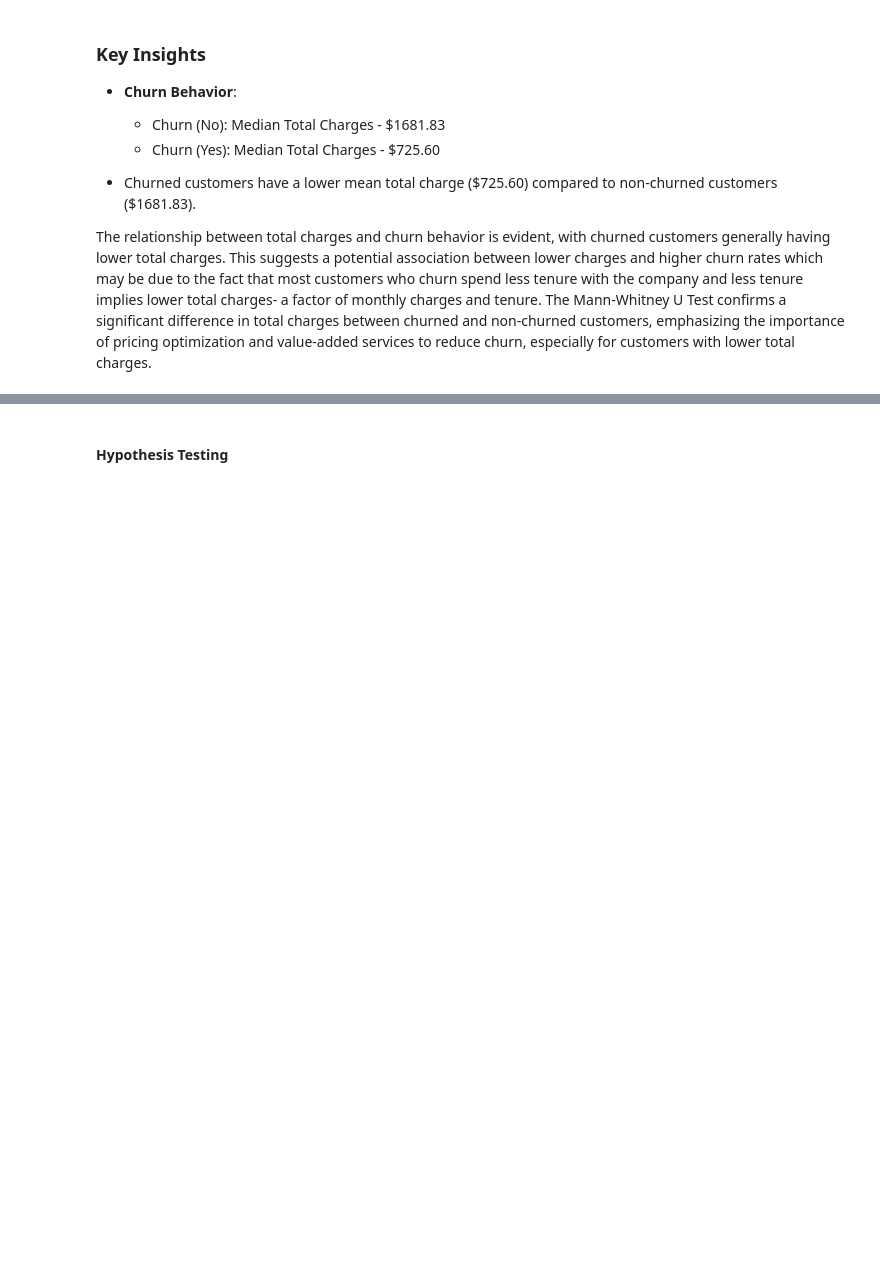
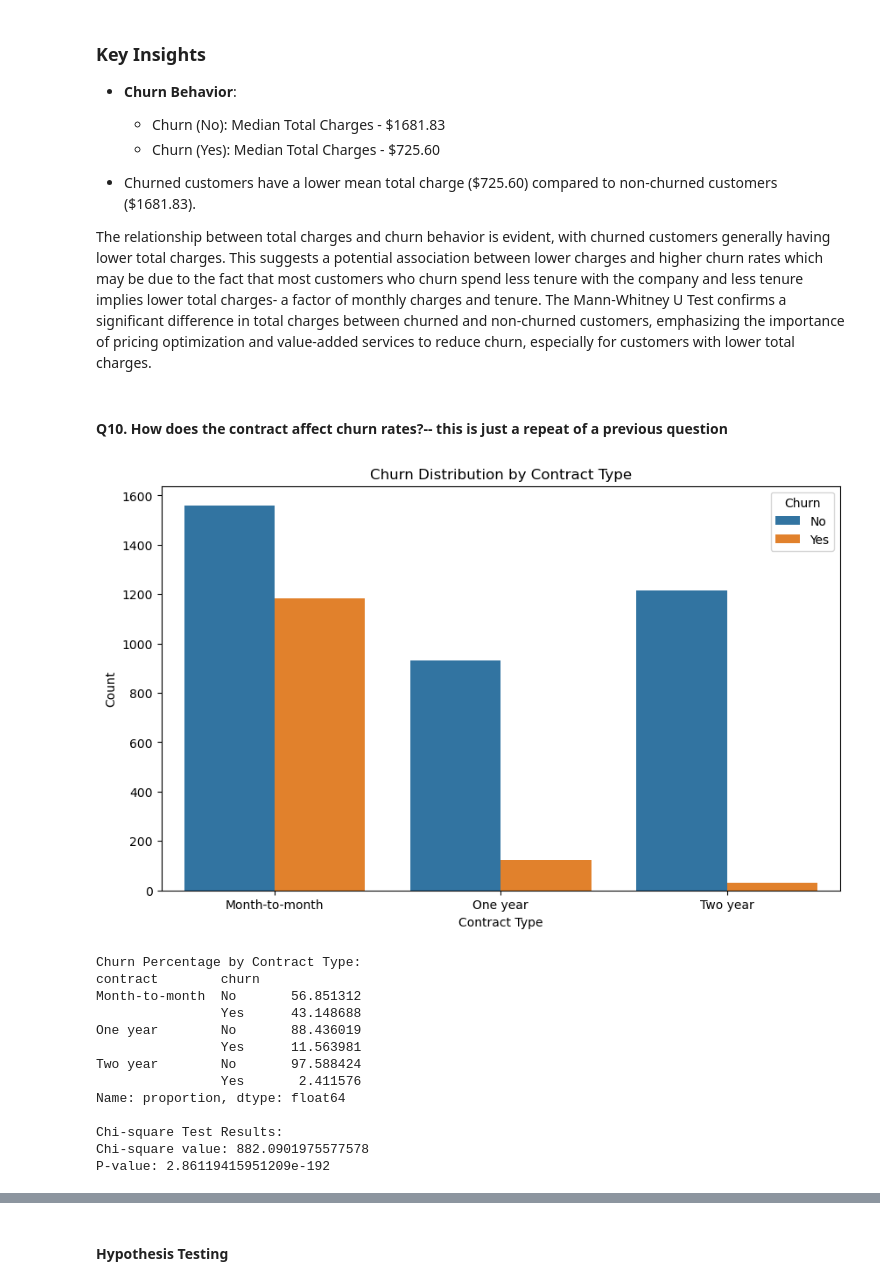
Before and after one commit to MumoMutiso/LP2-Curium-, a Jupyter notebook: notebook 1.ipynb, the cells around one changed output, grey strips where cells are left out. Saved outputs shown, nothing was run; the diff lists cells and outputs as text; code cells hidden in the pictures; blank space fills up the shorter version.

Commit message:
Add business question 10- A repeat question. another view

```diff
--- a/notebook 1.ipynb
+++ b/notebook 1.ipynb
@@ -983,3 +983,40 @@ P-value: 8.311395765914006e-58
 - Churned customers have a lower mean total charge (\$725.60) compared to non-churned customers (\$1681.83).
 
 The relationship between total charges and churn behavior is evident, with churned customers generally having lower total charges. This suggests a potential association between lower charges and higher churn rates which may be due to the fact that most customers who churn spend less tenure with the company and less tenure implies lower total charges- a factor of monthly charges and tenure. The Mann-Whitney U Test confirms a significant difference in total charges between churned and non-churned customers, emphasizing the importance of pricing optimization and value-added services to reduce churn, especially for customers with lower total charges.
+# %% [markdown]
+#### Q10. How does the contract affect churn rates?-- this is just a repeat of a previous question
+# %%
+# Create a count plot of churn behavior by contract type
+plt.figure(figsize=(10, 6))
+sns.countplot(data=train_df, x='contract', hue='churn')
+plt.title('Churn Distribution by Contract Type')
+plt.xlabel('Contract Type')
+plt.ylabel('Count')
+plt.legend(title='Churn', loc='upper right')
+plt.show()
+
+# Calculate the percentage of churned customers for each contract type
+contract_churn_percentages = train_df.groupby('contract')['churn'].value_counts(normalize=True) * 100
+print("Churn Percentage by Contract Type:")
+print(contract_churn_percentages)
+
+# Perform chi-square test of independence
+chi2, p_value, _, _ = chi2_contingency(pd.crosstab(train_df['contract'], train_df['churn']))
+print("\nChi-square Test Results:")
+print("Chi-square value:", chi2)
+print("P-value:", p_value)
+# %% [output]
+[figure, added]
+Churn Percentage by Contract Type:
+contract        churn
+Month-to-month  No       56.851312
+                Yes      43.148688
+One year        No       88.436019
+                Yes      11.563981
+Two year        No       97.588424
+                Yes       2.411576
+Name: proportion, dtype: float64
+
+Chi-square Test Results:
+Chi-square value: 882.0901975577578
+P-value: 2.86119415951209e-192
```
Also changed, not shown: parts of 2 cells of this notebook.
